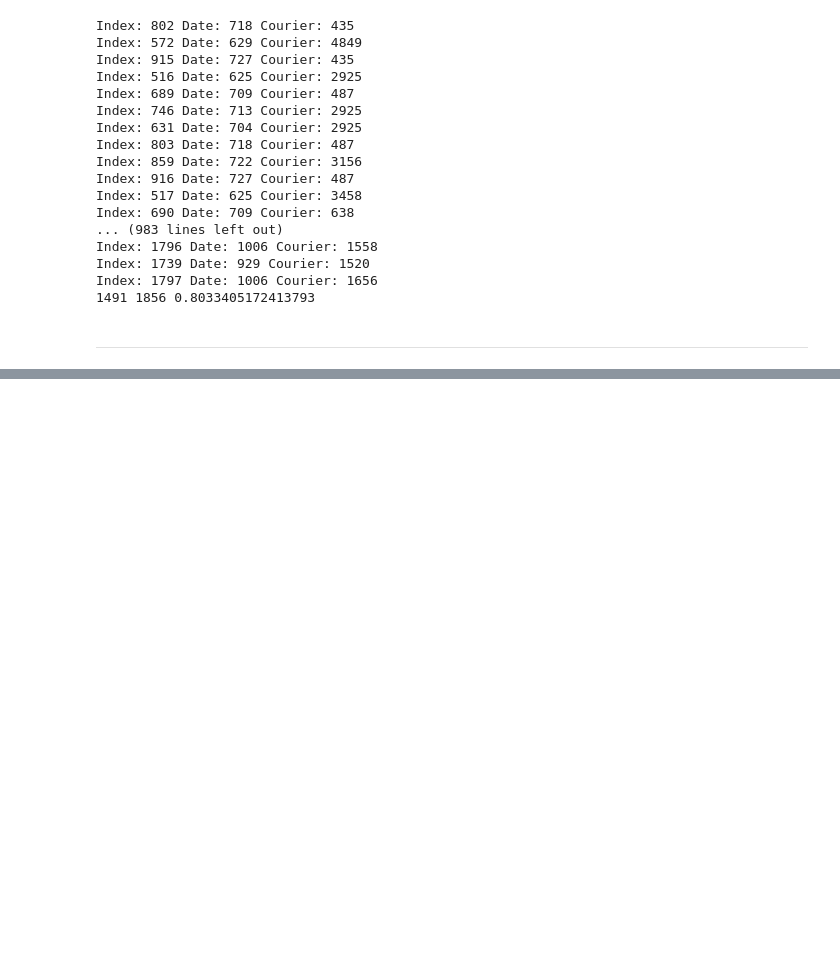
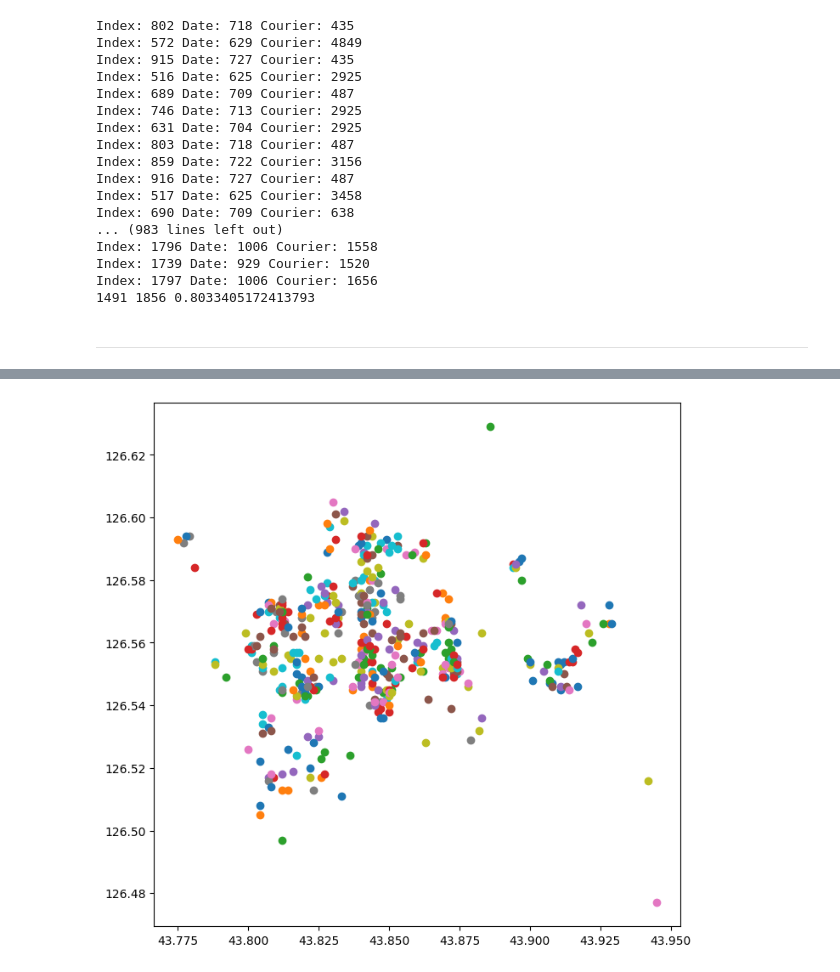
Before and after one commit to issacj-17/2024_SUTD_50021_AI_Project, a Jupyter notebook: notebooks/2024_AI_Group_29_LaDe_EDA.ipynb, the cells around one changed output, grey strips where cells are left out. Saved outputs shown, nothing was run; the diff lists cells and outputs as text; code cells hidden in the pictures; blank space fills up the shorter version.

```diff
--- a/notebooks/2024_AI_Group_29_LaDe_EDA.ipynb
+++ b/notebooks/2024_AI_Group_29_LaDe_EDA.ipynb
@@ -779,0 +800,5 @@ Index: 1797 Date: 1006 Courier: 1656
+# %%
+multiple_depots = df.copy()
+multiple_depots.sort_values(by='ds')
+multiple_depots = generate_accept_df(multiple_depots, True).sort_values(by=['ds', 'courier_id'])
+multiple_depots
@@ -779,0 +823,19 @@ Index: 1797 Date: 1006 Courier: 1656
+# %%
+days = {}
+
+for idx in range(len(multiple_depots)):
+    if multiple_depots['ds'].iloc[idx] in days.keys():
+        days[multiple_depots['ds'].iloc[idx]].append((multiple_depots['gps_lng'].iloc[idx], multiple_depots['gps_lat'].iloc[idx]))
+    else:
+        days[multiple_depots['ds'].iloc[idx]] = []
+        days[multiple_depots['ds'].iloc[idx]].append((multiple_depots['gps_lng'].iloc[idx], multiple_depots['gps_lat'].iloc[idx]))
+
+for day in days.values():
+    lats = []
+    lngs = []
+    for loc in day:
+        lngs.append(loc[0])
+        lats.append(loc[1])
+    plt.scatter(lats, lngs)
+# %% [output]
+[figure, added]
```
Also changed, not shown: parts of 4 cells of this notebook.
